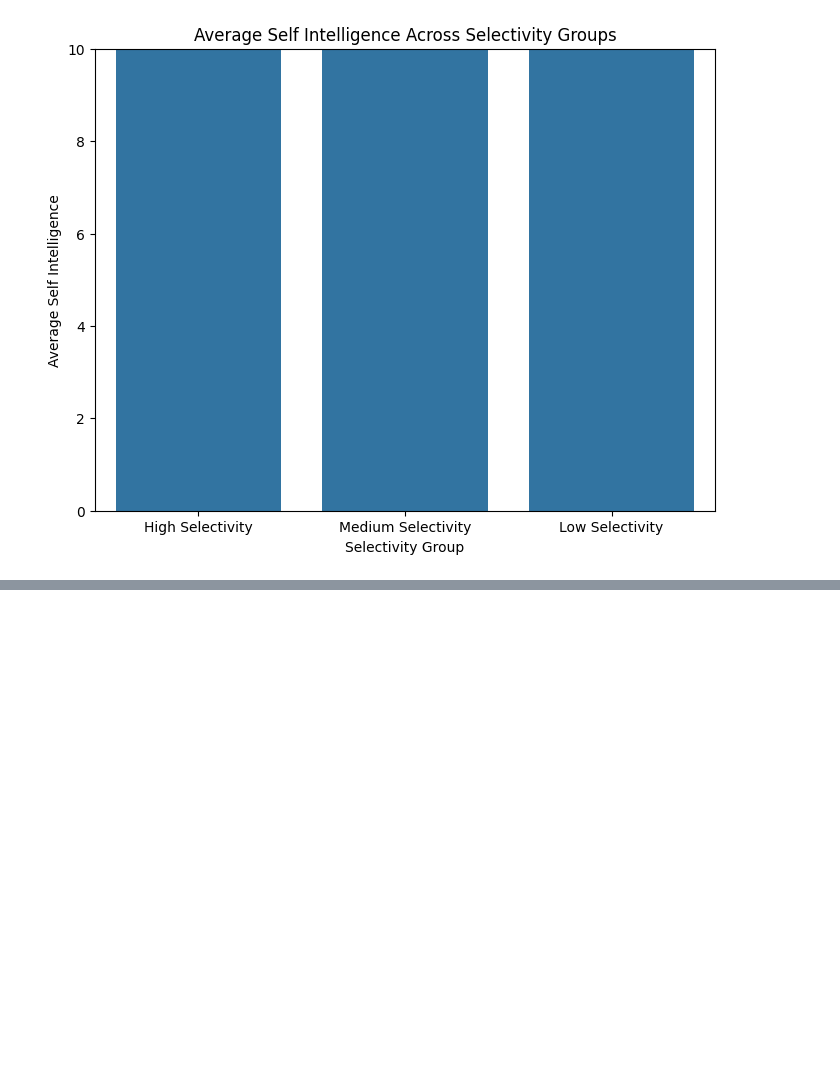
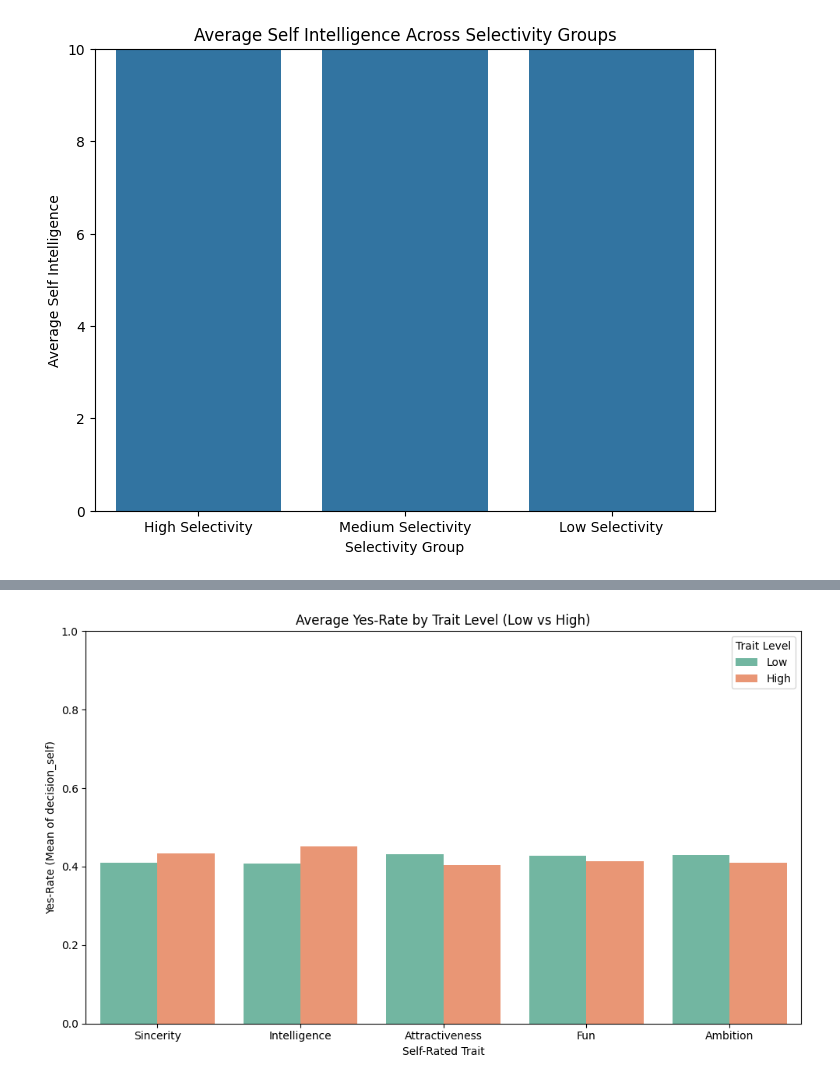
Before and after one commit to preawp/psych-of-selection, a Jupyter notebook: notebooks/eda.ipynb, the cells around one changed output, grey strips where cells are left out. Saved outputs shown, nothing was run; the diff lists cells and outputs as text; code cells hidden in the pictures; blank space fills up the shorter version.

```diff
--- a/notebooks/eda.ipynb
+++ b/notebooks/eda.ipynb
@@ -351,0 +412,47 @@ The `ci` parameter is deprecated. Use `errorbar='sd'` for the same effect.
+# %%
+# Trait Scorecard Summary:
+# Most self-rated traits show only small differences in yes-rates between low and high groups.
+# Intelligence and sincerity had the clearest (but still modest) positive effects.
+# Attractiveness, ambition, and fun showed slightly lower yes-rates in their "high" groups.
+# Suggests that no single trait strongly drives dating decisions — self-perception alone may not predict openness.
+
+import pandas as pd
+import seaborn as sns
+import matplotlib.pyplot as plt
+
+# Prepare traits
+traits = ['self_sincerity', 'self_intelligence', 'self_attractiveness', 'self_fun', 'self_ambition']
+trait_labels = {
+    'self_sincerity': 'Sincerity',
+    'self_intelligence': 'Intelligence',
+    'self_attractiveness': 'Attractiveness',
+    'self_fun': 'Fun',
+    'self_ambition': 'Ambition'
+}
+
+# Make long-form dataframe for plotting
+rows = []
+for trait in traits:
+    df[trait + '_group'] = pd.qcut(df[trait], q=2, labels=['Low', 'High'])
+    for group in ['Low', 'High']:
+        mean_yes = df[df[trait + '_group'] == group]['decision_self'].mean()
+        rows.append({
+            'Trait': trait_labels[trait],
+            'Group': group,
+            'YesRate': mean_yes
+        })
+
+plot_df = pd.DataFrame(rows)
+
+# Plot
+plt.figure(figsize=(10, 6))
+sns.barplot(data=plot_df, x='Trait', y='YesRate', hue='Group', palette='Set2')
+plt.title('Average Yes-Rate by Trait Level (Low vs High)')
+plt.ylabel('Yes-Rate (Mean of decision_self)')
+plt.xlabel('Self-Rated Trait')
+plt.ylim(0, 1)
+plt.legend(title='Trait Level')
+plt.tight_layout()
+plt.show()
+# %% [output]
+[figure, added]
```
Also changed, not shown: parts of 2 cells of this notebook, 1 other file.
